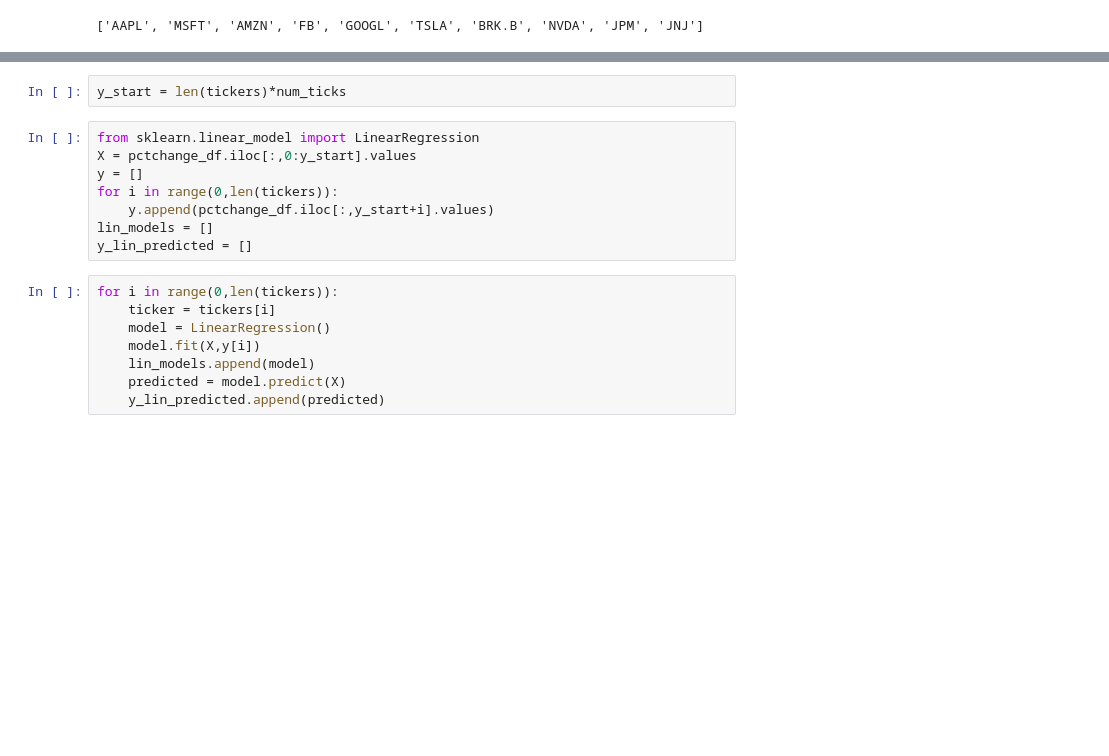
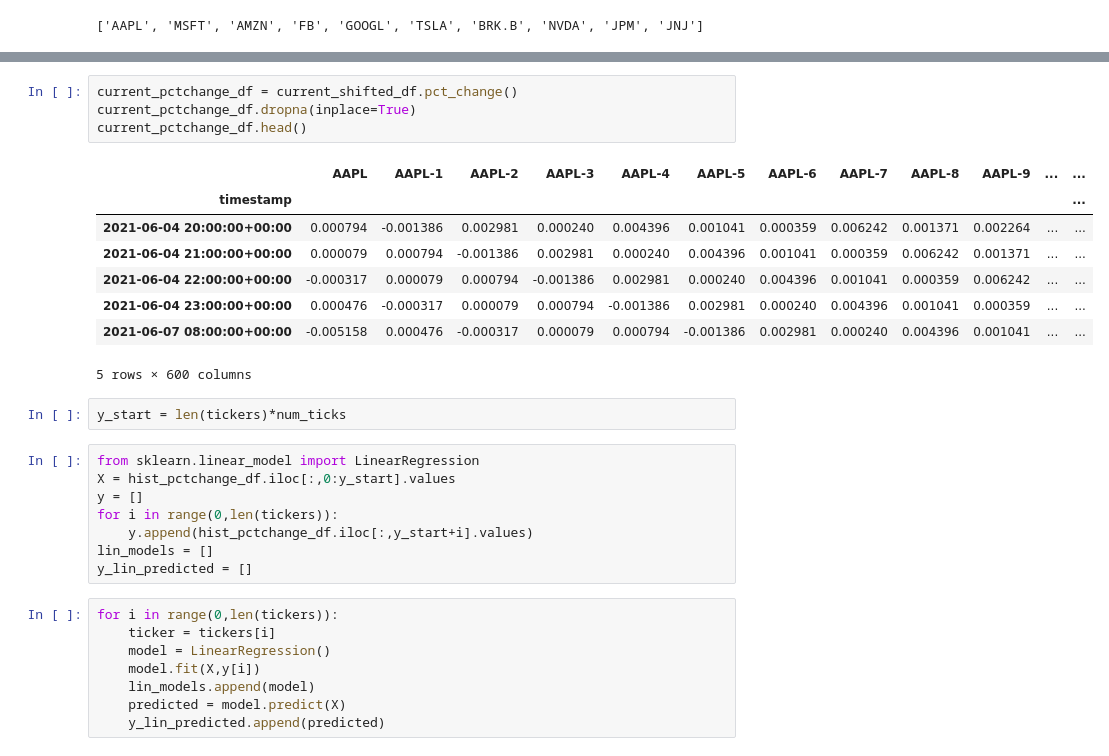
Before and after one commit to BaldHeads/alpha_gen, a Jupyter notebook: scratch/ten_stocks.ipynb, the cells around one changed output, grey strips where cells are left out. Drawn from its saved outputs; the diff is of its cells as text; blank space fills up the shorter version.

```diff
--- a/scratch/ten_stocks.ipynb
+++ b/scratch/ten_stocks.ipynb
@@ -73,11 +113,24 @@ pctchange_df.describe()
+# %%
+current_pctchange_df = current_shifted_df.pct_change()
+current_pctchange_df.dropna(inplace=True)
+current_pctchange_df.head()
+# %% [output]
+|  | AAPL | AAPL-1 | AAPL-2 | AAPL-3 | AAPL-4 | AAPL-5 | AAPL-6 | AAPL-7 | AAPL-8 | AAPL-9 | ... | ... |
+| timestamp |  |  |  |  |  |  |  |  |  |  |  | ... |
+| 2021-06-04 20:00:00+00:00 | 0.000794 | -0.001386 | 0.002981 | 0.000240 | 0.004396 | 0.001041 | 0.000359 | 0.006242 | 0.001371 | 0.002264 | ... | ... |
+| 2021-06-04 21:00:00+00:00 | 0.000079 | 0.000794 | -0.001386 | 0.002981 | 0.000240 | 0.004396 | 0.001041 | 0.000359 | 0.006242 | 0.001371 | ... | ... |
+| 2021-06-04 22:00:00+00:00 | -0.000317 | 0.000079 | 0.000794 | -0.001386 | 0.002981 | 0.000240 | 0.004396 | 0.001041 | 0.000359 | 0.006242 | ... | ... |
+| 2021-06-04 23:00:00+00:00 | 0.000476 | -0.000317 | 0.000079 | 0.000794 | -0.001386 | 0.002981 | 0.000240 | 0.004396 | 0.001041 | 0.000359 | ... | ... |
+| 2021-06-07 08:00:00+00:00 | -0.005158 | 0.000476 | -0.000317 | 0.000079 | 0.000794 | -0.001386 | 0.002981 | 0.000240 | 0.004396 | 0.001041 | ... | ... |
+5 rows × 600 columns
 # %%
 y_start = len(tickers)*num_ticks
 # %%
 from sklearn.linear_model import LinearRegression
-X = pctchange_df.iloc[:,0:y_start].values
+X = hist_pctchange_df.iloc[:,0:y_start].values
 y = []
 for i in range(0,len(tickers)):
-    y.append(pctchange_df.iloc[:,y_start+i].values)
+    y.append(hist_pctchange_df.iloc[:,y_start+i].values)
 lin_models = []
 y_lin_predicted = []
 # %%
```
Also changed, not shown: parts of 13 cells of this notebook, 4 other files.
